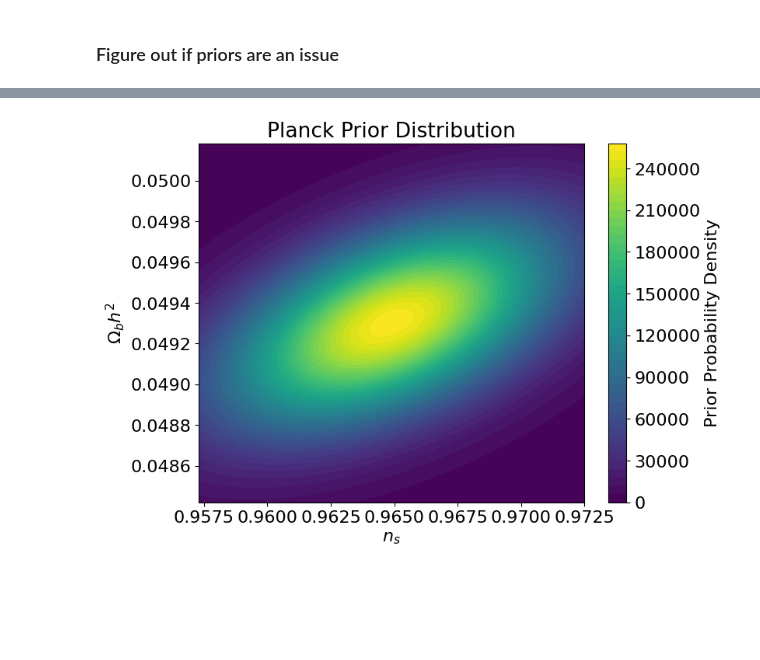
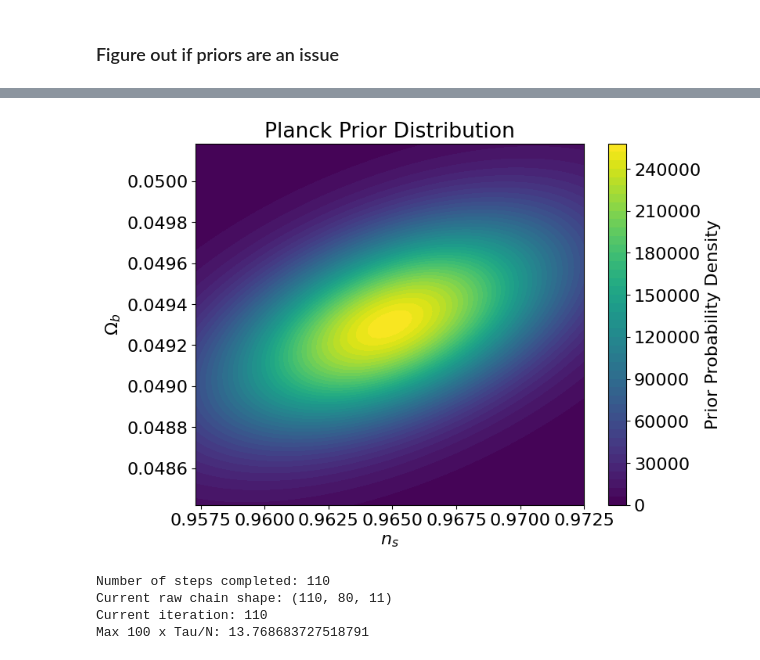
Before and after one commit to CarolaZano/CubicGalileon_Forecasts, a Jupyter notebook: Read_emcee_progress-Nbody.ipynb, the cells around one changed output, grey strips where cells are left out. Saved outputs shown, nothing was run; the diff lists cells and outputs as text; code cells hidden in the pictures; blank space fills up the shorter version.

```diff
--- a/Read_emcee_progress-Nbody.ipynb
+++ b/Read_emcee_progress-Nbody.ipynb
@@ -13,7 +13,7 @@ import getdist.plots
 # load header of ("/home/c2042999/Desktop/Newcastle/cG_Forecasts/CubicGalileon_Forecasts/chains/chain_mcmc_cG_3x2pt_LSSTY1_validation_Nbody_ell1500_k0p2(old).txt"
 # the header is the lines that start with '#'
 header = []
-with open("/home/c2042999/Desktop/Newcastle/cG_Forecasts/CubicGalileon_Forecasts/chains/chain_mcmc_cG_3x2pt_LSSTY1_validation_Nbody_ell1500_k0p2.txt", 'r') as f:
+with open("/home/c2042999/Desktop/Newcastle/cG_Forecasts/CubicGalileon_Forecasts/chains/chain_mcmc_cG_3x2pt_LSSTY1_emulator_cosmo_ecosmog_fphi0p5_ell1500_k0p2.txt", 'r') as f:
     # only read the top lines until it doesn't start with '#'
     for line in f:
         if line.startswith('#'):
@@ -58,7 +58,7 @@ labels = parameter_names
 
 #["Omega_m", "f_phi", "1e9As", "h", "ns", "Omega_b", "b1", "b2", "b3", "b4", "b5"]
 fiducials = [cosmo_universe["Omega_m"], f_phi_universe, cosmo_universe["A_s"]*1e9, cosmo_universe["h"],\
-          cosmo_universe["n_s"],cosmo_universe["Omega_b"],\
+          cosmo_universe["n_s"],cosmo_universe["Omega_b"]*cosmo_universe["h"]**2,\
          Bias_distribution_fiducial[0], Bias_distribution_fiducial[1],\
          Bias_distribution_fiducial[2],Bias_distribution_fiducial[3],\
          Bias_distribution_fiducial[4]]
@@ -143,24 +202,57 @@ for par_i in params_list:
 # %%
 # plot prior distribution for n_s and Omega_b*h^2
 import scipy
 
 
 n_s_range = np.linspace(cosmo_universe['n_s']-0.0038*2, cosmo_universe['n_s']+0.0038*2, 100)
 Omega_b_h2_range = np.linspace(cosmo_universe['Omega_b']*cosmo_universe["h"]**2-0.0002*2, cosmo_universe['Omega_b']*cosmo_universe["h"]**2+0.0002*2, 100)
 n_s_grid, Omega_b_h2_grid = np.meshgrid(n_s_range, Omega_b_h2_range)
 pos = np.dstack((n_s_grid, Omega_b_h2_grid))
 
 prior_val = np.zeros_like(n_s_grid)
 for i in range(n_s_grid.shape[0]):
     for j in range(n_s_grid.shape[1]):
         prior_val[i,j] = log_prior({"Omega_m": cosmo_universe["Omega_m"], "f_phi": f_phi_universe, "1e9As": cosmo_universe["A_s"]*1e9, "h": cosmo_universe["h"], "ns": n_s_grid[i,j], "Omega_b": Omega_b_h2_grid[i,j]/cosmo_universe["h"]**2, "b1": Bias_distribution_fiducial[0], "b2": Bias_distribution_fiducial[1], "b3": Bias_distribution_fiducial[2], "b4": Bias_distribution_fiducial[3], "b5": Bias_distribution_fiducial[4]})
 
 plt.figure(figsize=(8,6))
 plt.contourf(n_s_grid, Omega_b_h2_grid/cosmo_universe["h"]**2, np.exp(prior_val), levels=50, cmap='viridis')
 plt.colorbar(label='Prior Probability Density')
 plt.xlabel(r'$n_s$')
-plt.ylabel(r'$\Omega_b h^2$')
+plt.ylabel(r'$\Omega_b$')
 plt.title('Planck Prior Distribution')
 plt.show()
 # %% [output]
-[figure, old version]
+[figure, new version]
+# %%
+# plot from emcee file
+import emcee
+#
+filename = "mcmcmcmc_cG_3x2pt_LSSTY1_emulator_cosmo_ecosmog_fphi0p5_ell1500_k0p2.h5"
+
+while True:
+    try:
+        reader = emcee.backends.HDFBackend(filename, read_only=True)
+        break  # Exit the loop once file is read successfully
+    except BlockingIOError:
+        # Wait for some time before retrying
+        print("File is locked, retrying...")
+        time.sleep(0.1)  # Sleep for 1 second before trying again
+
+# Check how many steps have been completed so far
+n_steps_completed = reader.iteration
+print(f"Number of steps completed: {n_steps_completed}")
+
+# You can also manually access the raw chain and other properties
+raw_chain = reader.get_chain()#
+print(f"Current raw chain shape: {raw_chain.shape}")
+
+tau = reader.get_autocorr_time(tol=0)
+max_tau_ratio = np.max(tau * 100 / reader.iteration)
+converged = max_tau_ratio < 1
+print("Current iteration: {}".format(reader.iteration))
+print("Max 100 x Tau/N: {}".format(max_tau_ratio))
+# %% [output]
+Number of steps completed: 110
+Current raw chain shape: (110, 80, 11)
+Current iteration: 110
+Max 100 x Tau/N: 13.768683727518791
```
Also changed, not shown: parts of 5 cells of this notebook, 11 other files.
